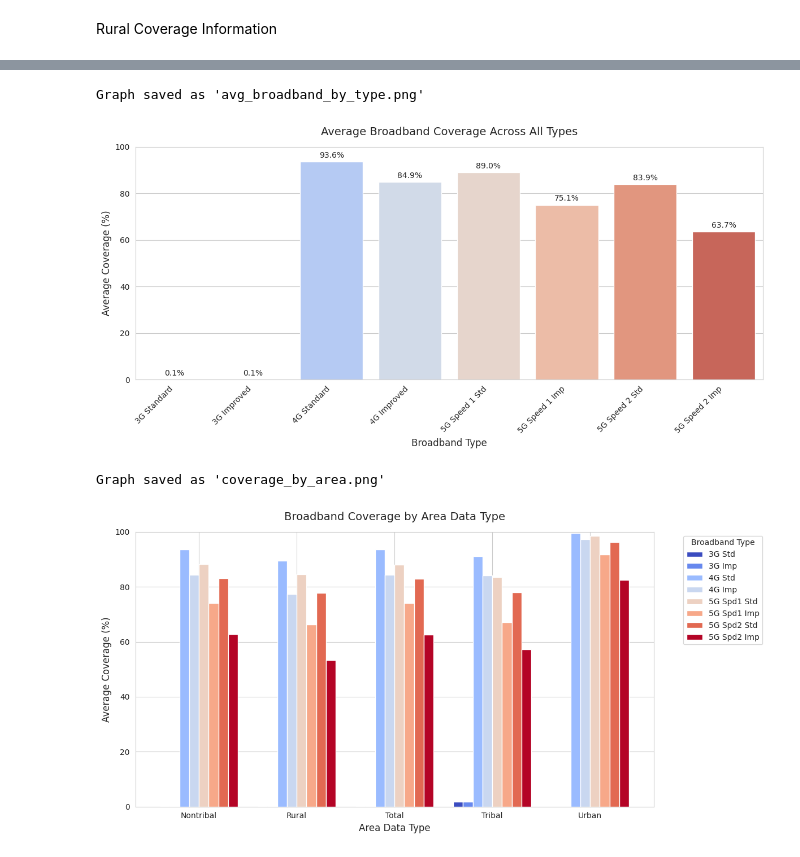
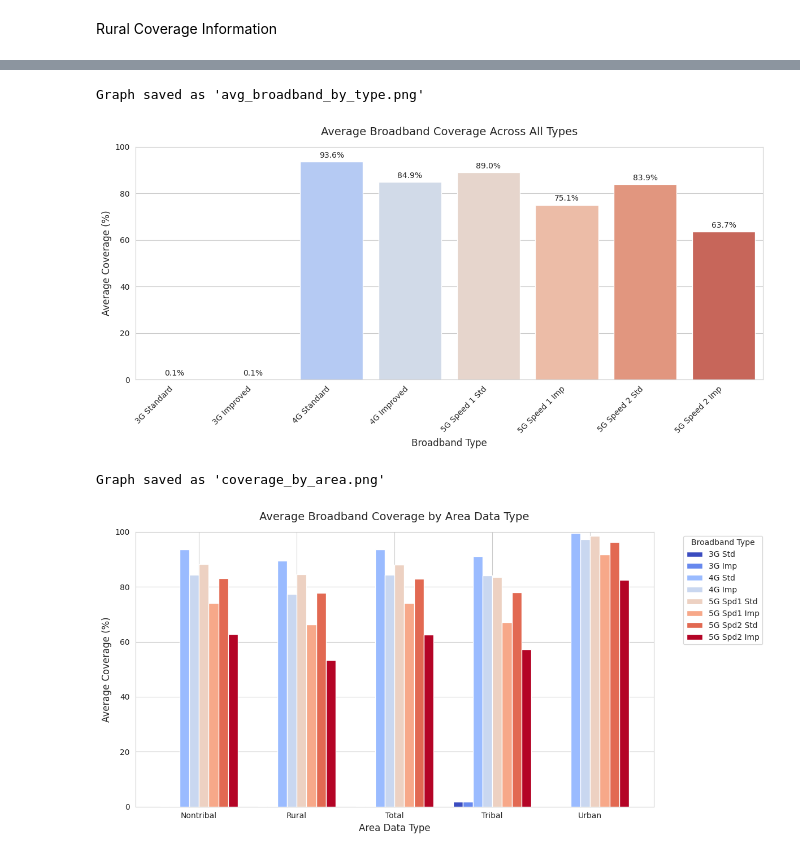
Before and after one commit to ColemanCochran/California-Broadband-Visuals-Stats, a Jupyter notebook: stats.ipynb, the cells around one changed output, grey strips where cells are left out. Saved outputs shown, nothing was run; the diff lists cells and outputs as text; code cells hidden in the pictures.

```diff
--- a/stats.ipynb
+++ b/stats.ipynb
@@ -119,7 +125,7 @@ import matplotlib.pyplot as plt
 import seaborn as sns
 
 # Load the CSV file
-file_path = "/files/SpaceX_Project/data/California_Broadband_Summary.csv"
+file_path = "/files/spacex_project/data/California_Broadband_Summary.csv"
 df = pd.read_csv(file_path)
 
 # Define all broadband coverage columns
@@ -166,42 +172,42 @@ for i, v in enumerate(coverage_means.values):
 plt.tight_layout()
 
 # Save the figure as an image
-plt.savefig('/files/SpaceX_Project/png/avg_broadband_by_type.png', dpi=300, bbox_inches='tight')
+plt.savefig('/files/spacex_project/png/avg_broadband_by_type.png', dpi=300, bbox_inches='tight')
 print("Graph saved as 'avg_broadband_by_type.png'")
 
 
 plt.show()
 
 # 2. Grouped bar chart for coverage by area_data_type
 plt.figure(figsize=(12, 6))
 coverage_by_area_type.plot(kind="bar", width=0.8, colormap="coolwarm", ax=plt.gca())
 plt.xlabel("Area Data Type", fontsize=12)
 plt.ylabel("Average Coverage (%)", fontsize=12)
-plt.title("Broadband Coverage by Area Data Type", fontsize=14, pad=15)
+plt.title("Average Broadband Coverage by Area Data Type", fontsize=14, pad=15)
 plt.ylim(0, 100)
 plt.xticks(rotation=0)
 
 # Customize legend
 plt.legend(
     labels=['3G Std', '3G Imp', '4G Std', '4G Imp',
             '5G Spd1 Std', '5G Spd1 Imp', '5G Spd2 Std', '5G Spd2 Imp'],
     title="Broadband Type",
     bbox_to_anchor=(1.05, 1),
     loc='upper left'
 )
 
 plt.tight_layout()
 
 # Save the figure as an image
-plt.savefig('/files/SpaceX_Project/png/coverage_by_area.png', dpi=300, bbox_inches='tight')
+plt.savefig('/files/spacex_project/png/coverage_by_area.png', dpi=300, bbox_inches='tight')
 print("Graph saved as 'coverage_by_area.png'")
 
 plt.show()
 # %% [output]
 Graph saved as 'avg_broadband_by_type.png'
 [figure]
 Graph saved as 'coverage_by_area.png'
-[figure, old version]
+[figure, new version]
 # %%
 import pandas as pd
 import matplotlib.pyplot as plt
```
Also changed, not shown: parts of 6 cells of this notebook, 10 other files.
